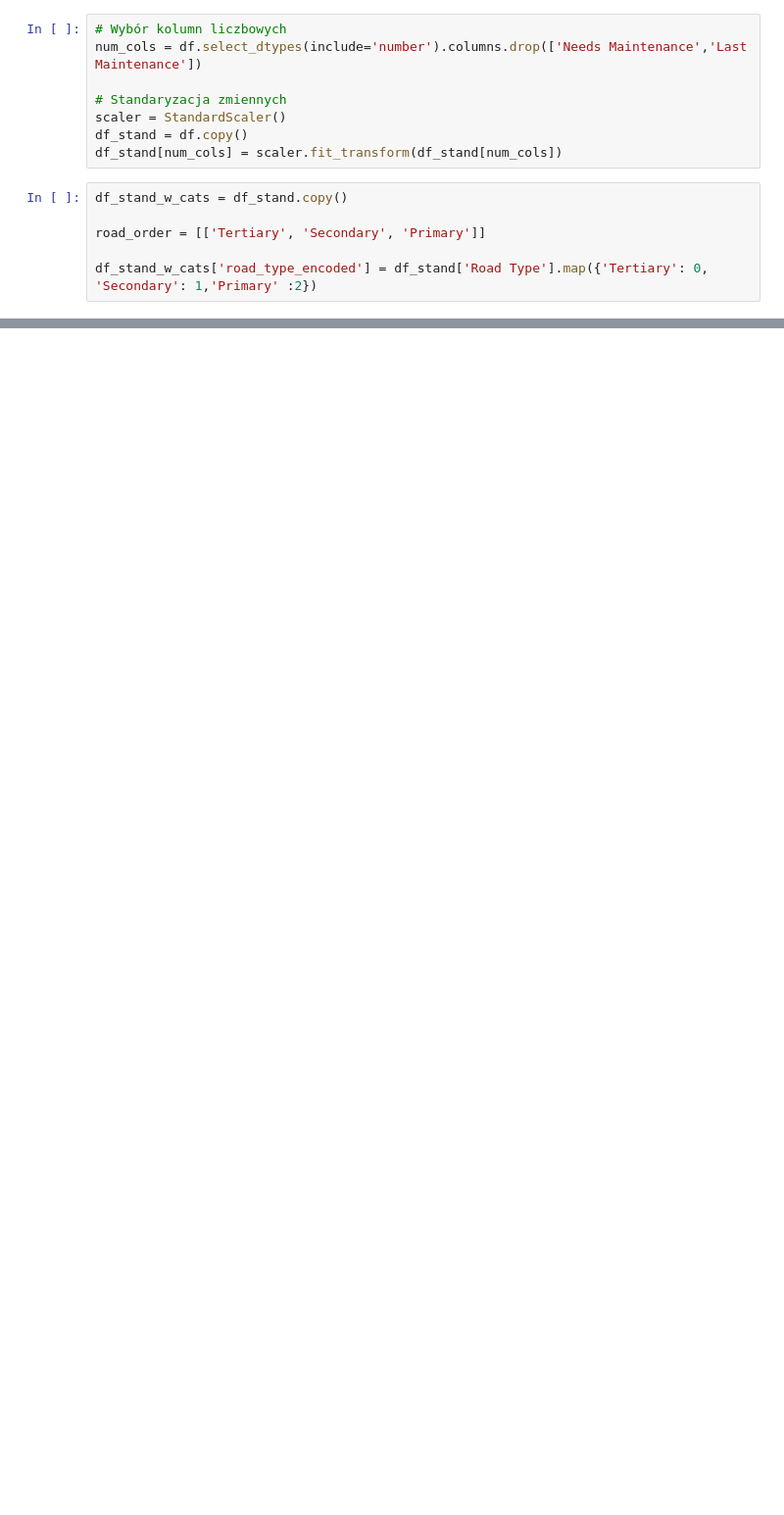
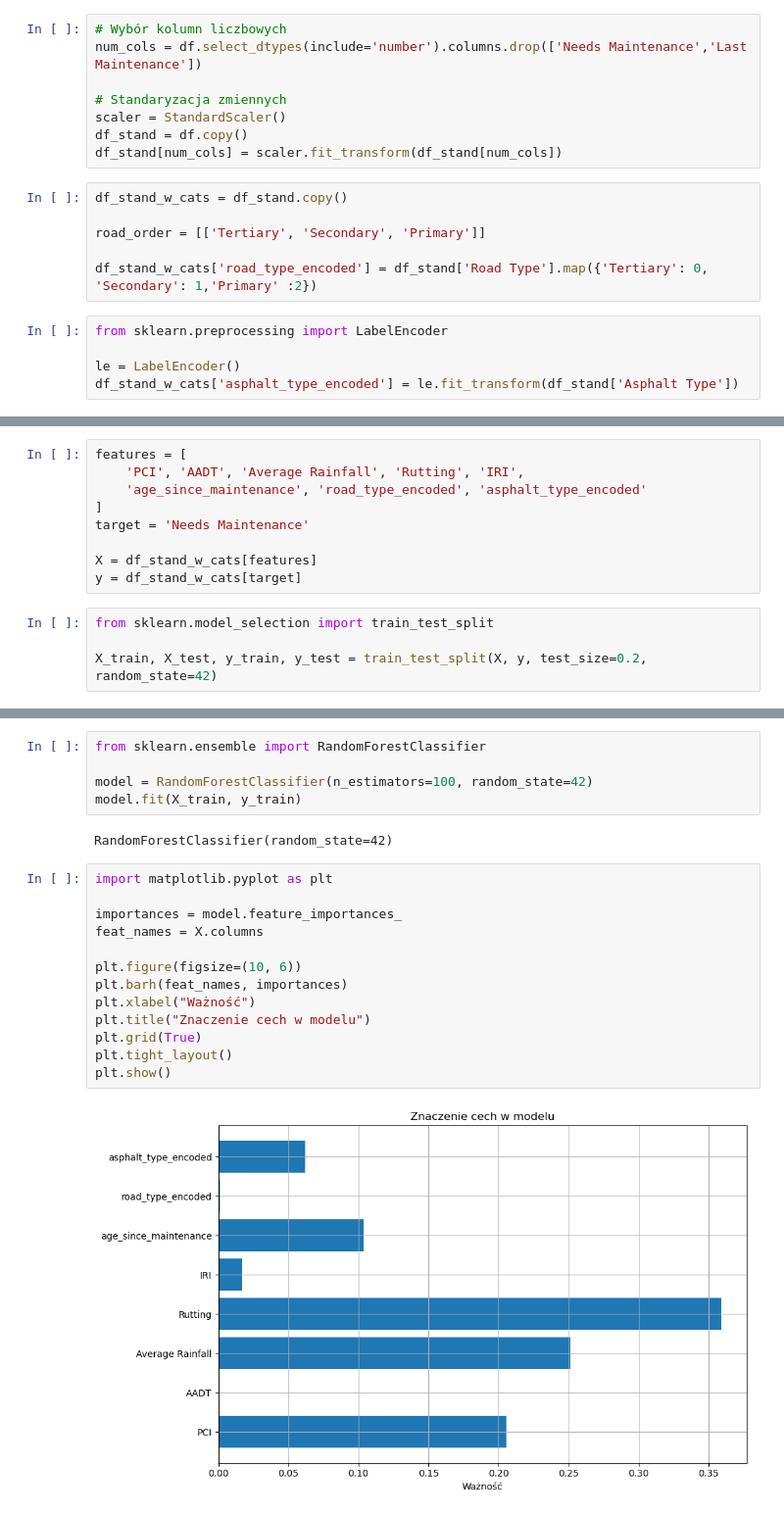
Before and after one commit to Saddii/WSB_UM, a Jupyter notebook: Projekt_UM.ipynb, the cells around one changed output, grey strips where cells are left out. Shown at 98% size. Saved outputs shown, nothing was run; the diff lists cells and outputs as text; blank space fills up the shorter version.

Commit message:
modeling and predictions done

```diff
--- a/Projekt_UM.ipynb
+++ b/Projekt_UM.ipynb
@@ -130,3 +130,8 @@ df_stand_w_cats = df_stand.copy()
 road_order = [['Tertiary', 'Secondary', 'Primary']]
 
 df_stand_w_cats['road_type_encoded'] = df_stand['Road Type'].map({'Tertiary': 0, 'Secondary': 1,'Primary' :2})
+# %%
+from sklearn.preprocessing import LabelEncoder
+
+le = LabelEncoder()
+df_stand_w_cats['asphalt_type_encoded'] = le.fit_transform(df_stand['Asphalt Type'])
@@ -132,0 +140,13 @@ df_stand_w_cats['road_type_encoded'] = df_stand['Road Type'].map({'Tertiary': 0,
+# %%
+features = [
+    'PCI', 'AADT', 'Average Rainfall', 'Rutting', 'IRI',
+    'age_since_maintenance', 'road_type_encoded', 'asphalt_type_encoded'
+]
+target = 'Needs Maintenance'
+
+X = df_stand_w_cats[features]
+y = df_stand_w_cats[target]
+# %%
+from sklearn.model_selection import train_test_split
+
+X_train, X_test, y_train, y_test = train_test_split(X, y, test_size=0.2, random_state=42)
@@ -132,0 +160,22 @@ df_stand_w_cats['road_type_encoded'] = df_stand['Road Type'].map({'Tertiary': 0,
+# %%
+from sklearn.ensemble import RandomForestClassifier
+
+model = RandomForestClassifier(n_estimators=100, random_state=42)
+model.fit(X_train, y_train)
+# %% [output]
+RandomForestClassifier(random_state=42)
+# %%
+import matplotlib.pyplot as plt
+
+importances = model.feature_importances_
+feat_names = X.columns
+
+plt.figure(figsize=(10, 6))
+plt.barh(feat_names, importances)
+plt.xlabel("Ważność")
+plt.title("Znaczenie cech w modelu")
+plt.grid(True)
+plt.tight_layout()
+plt.show()
+# %% [output]
+[figure, added]
```
Also changed, not shown: parts of 4 cells of this notebook, 1 other file.
